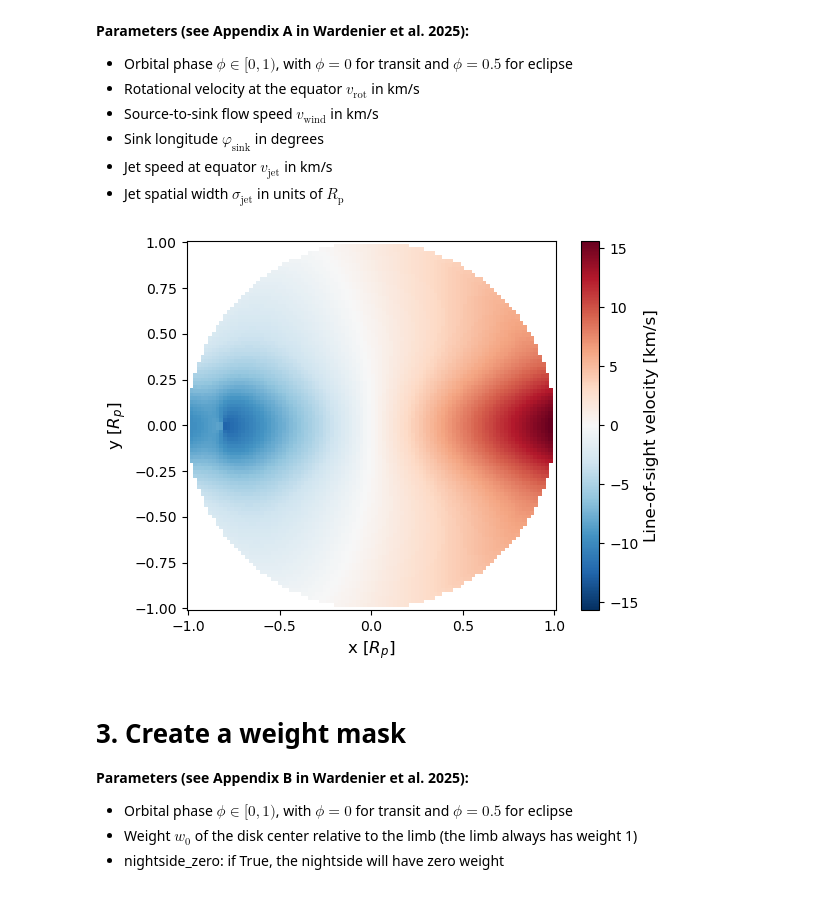
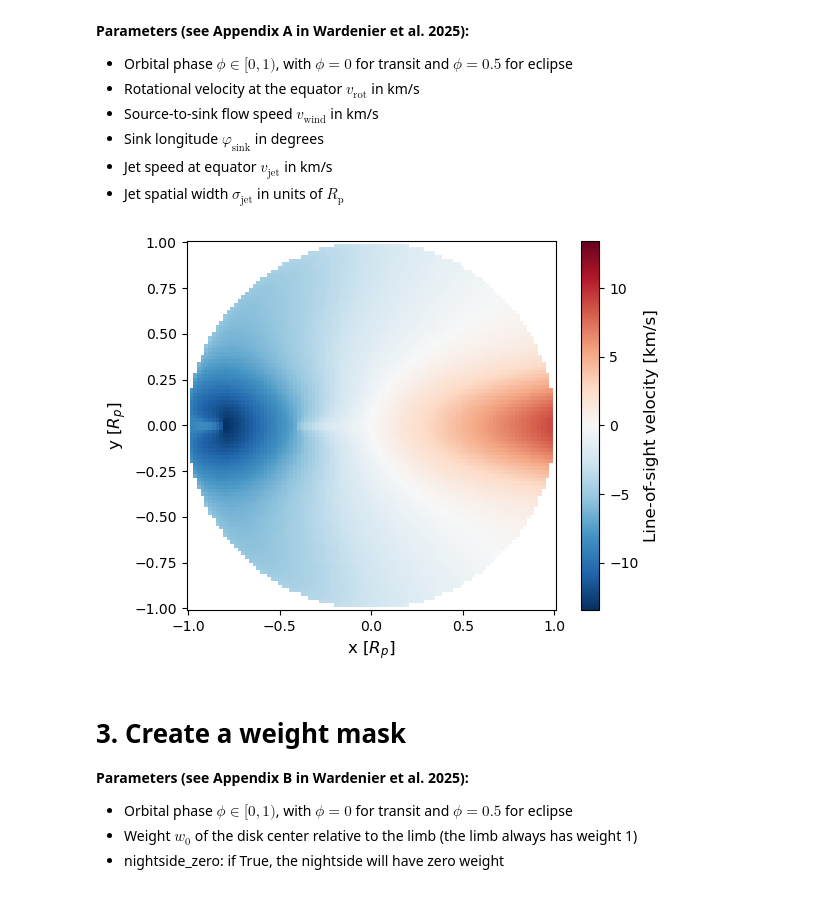
Before and after one commit to joostwardenier/dopplerkernel, a Jupyter notebook: doppler_kernel_tutorial.ipynb, the cells around one changed output. Drawn from its saved outputs; the diff is of its cells as text; code cells hidden in the pictures.

```diff
--- a/doppler_kernel_tutorial.ipynb
+++ b/doppler_kernel_tutorial.ipynb
@@ -21,12 +21,12 @@ dk = DopplerKernel(grid_size=100)
 - Jet spatial width $\sigma_{\text{jet}}$ in units of $R_{\text{p}}$
 # %%
 # Calculate the line-of-sight velocity field
-dk.make_velocity_field(orbital_phase=0.35, v_rot=5., v_wind=3., sink_longitude=160., v_jet=8., sigma_jet=0.2)
+dk.make_velocity_field(orbital_phase=0.35, v_rot=5, v_wind=4., sink_longitude=30., v_jet=8., sigma_jet=0.2)
 
 # Plot the line-of-sight velocity field
 dk.plot_velocity_map()
 # %% [output]
-[figure, old version]
+[figure, new version]
 # %% [markdown]
 # 3. Create a weight mask
 **Parameters (see Appendix B in Wardenier et al. 2025):**
```
Also changed, not shown: parts of 9 cells of this notebook.
